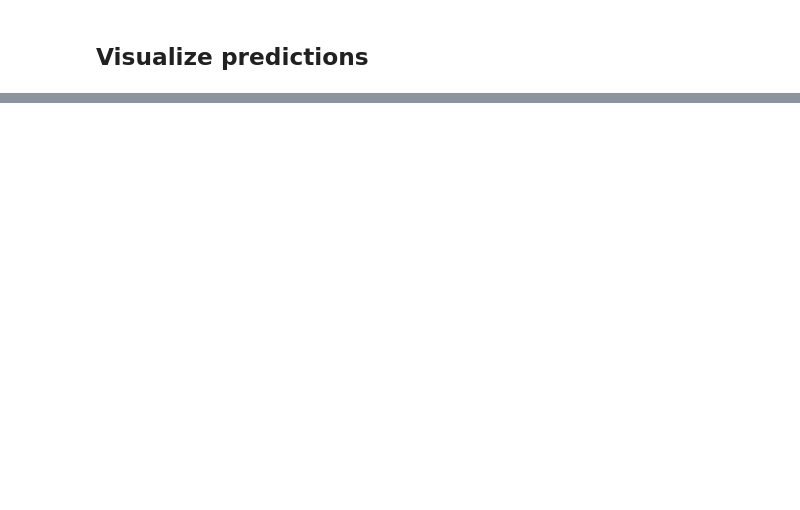
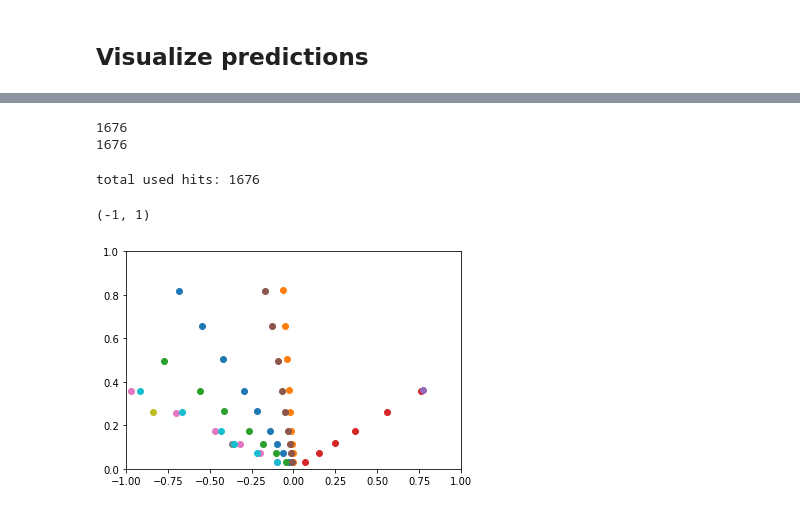
Before and after one commit to xju2/heptrkx-gnn-tracking, a Jupyter notebook: notebooks/GNNEvaluation.ipynb, the cells around one changed output, grey strips where cells are left out. Saved outputs shown, nothing was run; the diff lists cells and outputs as text; code cells hidden in the pictures; blank space fills up the shorter version.

```diff
--- a/notebooks/GNNEvaluation.ipynb
+++ b/notebooks/GNNEvaluation.ipynb
@@ -220,0 +237,5 @@ Wall time: 5min 39s
+# %%
+batch_input = [torch.from_numpy(m[None]).float() for m in [G.X, G.Ri, G.Ro]]
+# %%
+with torch.no_grad():
+    test_outputs = model(batch_input).flatten()
@@ -220,0 +250,8 @@ Wall time: 5min 39s
+# %%
+idx = 0
+
+hit_id = hit_ids[idx]
+hit_features = G.X[0]
+hit_out = G.Ro[0]
+hit_in  = G.Ri[0]
+weights = test_outputs.numpy()
@@ -220,0 +266,5 @@ Wall time: 5min 39s
+# %%
+max_weight_idx = np.argsort((hit_out * weights))[-1]
+next_hit = G.Ri[:, max_weight_idx].nonzero()
+if next_hit.size() > 0:
+    next_hit_id = next_hit[0][0]
@@ -220,0 +327,19 @@ Wall time: 5min 39s
+# %%
+print(len(hits_in_tracks))
+print(len(hits_idx_in_tracks))
+# %% [output]
+1676
+1676
+# %%
+n_used_hits = sum([len(track) for itrk, track in enumerate(all_idx_tracks)])
+print("total used hits:", n_used_hits)
+# %% [output]
+total used hits: 1676
+# %%
+for trk_id in range(10):
+    plt.scatter(G.X[all_idx_tracks[trk_id], 2], G.X[all_idx_tracks[trk_id], 0])
+plt.ylim(0, 1)
+plt.xlim(-1, 1)
+# %% [output]
+(-1, 1)
+[figure, added]
```
Also changed, not shown: parts of 33 cells of this notebook, 3 other files.
